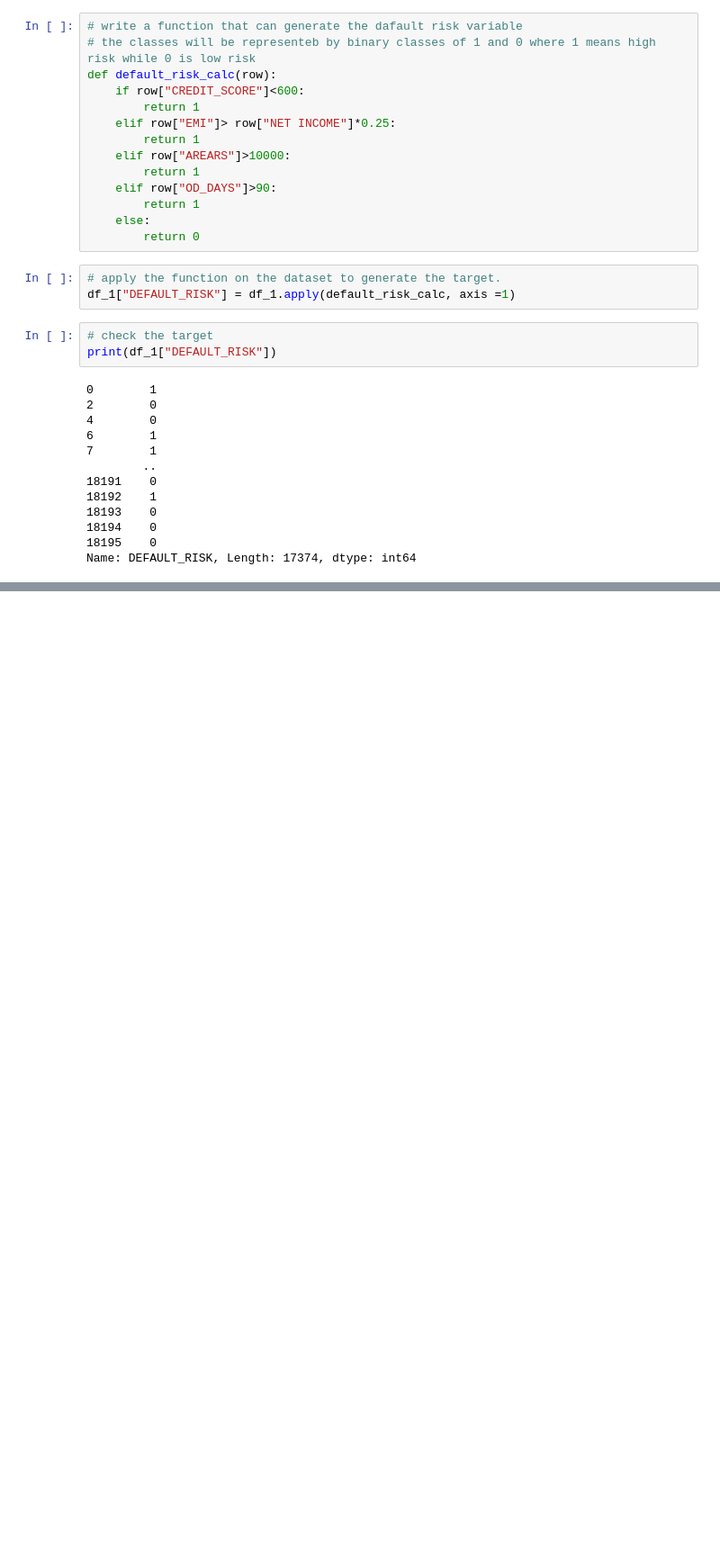
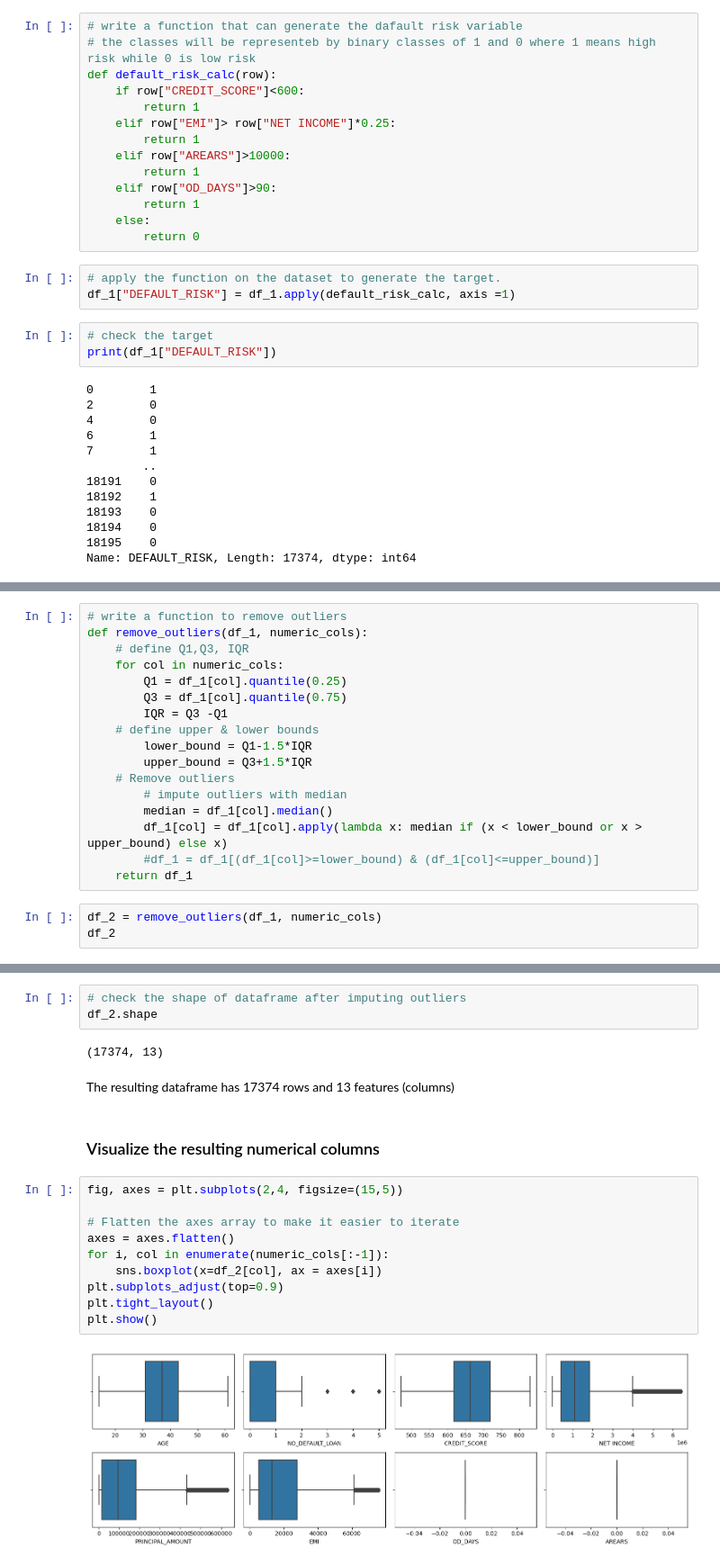
Before and after one commit to AlexIrungu/DSC-CapstoneProject, a Jupyter notebook: notebooks/james.ipynb, the cells around one changed output, grey strips where cells are left out. Shown at 90% size. Cells and saved outputs as stored; diff of their text form; blank space fills up the shorter version.

```diff
--- a/notebooks/james.ipynb
+++ b/notebooks/james.ipynb
@@ -418,0 +416,20 @@ for i, col in enumerate(numeric_cols, 1):
+# %%
+# write a function to remove outliers
+def remove_outliers(df_1, numeric_cols):
+    # define Q1,Q3, IQR
+    for col in numeric_cols:
+        Q1 = df_1[col].quantile(0.25)
+        Q3 = df_1[col].quantile(0.75)
+        IQR = Q3 -Q1
+    # define upper & lower bounds
+        lower_bound = Q1-1.5*IQR
+        upper_bound = Q3+1.5*IQR
+    # Remove outliers
+        # impute outliers with median
+        median = df_1[col].median()
+        df_1[col] = df_1[col].apply(lambda x: median if (x < lower_bound or x > upper_bound) else x)
+        #df_1 = df_1[(df_1[col]>=lower_bound) & (df_1[col]<=upper_bound)]
+    return df_1
+# %%
+df_2 = remove_outliers(df_1, numeric_cols)
+df_2
@@ -418,0 +450,21 @@ for i, col in enumerate(numeric_cols, 1):
+# %%
+# check the shape of dataframe after imputing outliers
+df_2.shape
+# %% [output]
+(17374, 13)
+# %% [markdown]
+The resulting dataframe has 17374 rows and 13 features (columns)
+# %% [markdown]
+### Visualize the resulting numerical columns
+# %%
+fig, axes = plt.subplots(2,4, figsize=(15,5))
+
+# Flatten the axes array to make it easier to iterate
+axes = axes.flatten()
+for i, col in enumerate(numeric_cols[:-1]):
+    sns.boxplot(x=df_2[col], ax = axes[i])
+plt.subplots_adjust(top=0.9)
+plt.tight_layout()
+plt.show()
+# %% [output]
+[figure, added]
```
Also changed, not shown: parts of 15 cells of this notebook.
